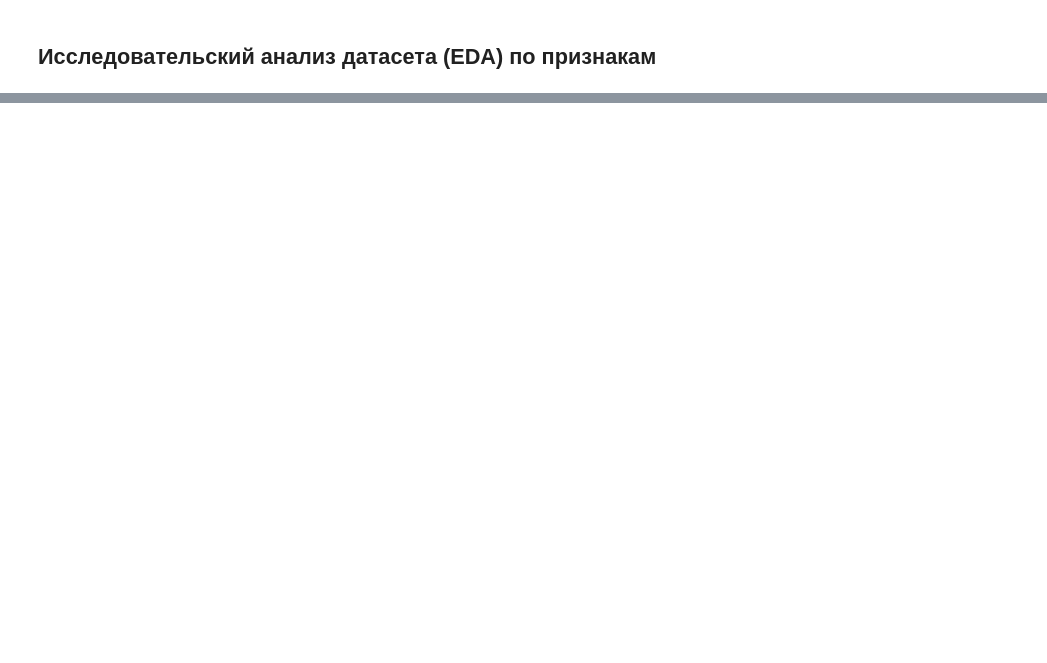
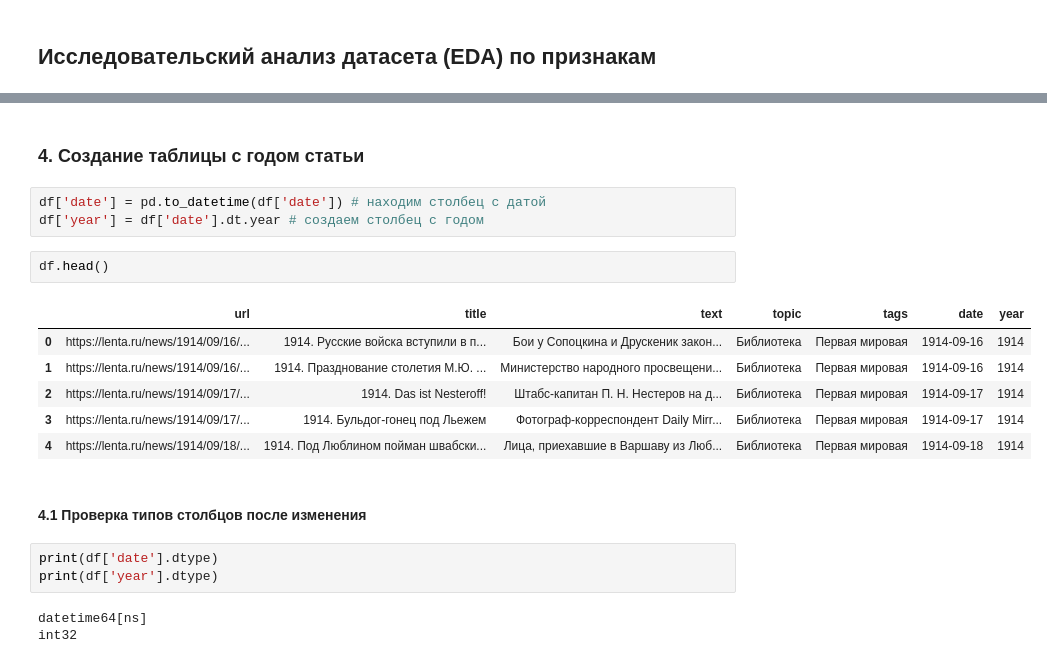
Before and after one commit to Dorkads/texterror-detect, a Jupyter notebook: notebooks/data-analysis.ipynb, the cells around one changed output, grey strips where cells are left out. Saved outputs shown, nothing was run; the diff lists cells and outputs as text; blank space fills up the shorter version.

```diff
--- a/notebooks/data-analysis.ipynb
+++ b/notebooks/data-analysis.ipynb
@@ -30,0 +97,22 @@ df['date'] = pd.to_datetime(df['date'])
+# %% [markdown]
+### 4. Создание таблицы с годом статьи
+# %%
+df['date'] = pd.to_datetime(df['date']) # находим столбец с датой
+df['year'] = df['date'].dt.year # создаем столбец с годом
+# %%
+df.head()
+# %% [output]
+|  | url | title | text | topic | tags | date | year |
+| 0 | https://lenta.ru/news/1914/09/16/... | 1914. Русские войска вступили в п... | Бои у Сопоцкина и Друскеник закон... | Библиотека | Первая мировая | 1914-09-16 | 1914 |
+| 1 | https://lenta.ru/news/1914/09/16/... | 1914. Празднование столетия М.Ю. ... | Министерство народного просвещени... | Библиотека | Первая мировая | 1914-09-16 | 1914 |
+| 2 | https://lenta.ru/news/1914/09/17/... | 1914. Das ist Nesteroff! | Штабс-капитан П. Н. Нестеров на д... | Библиотека | Первая мировая | 1914-09-17 | 1914 |
+| 3 | https://lenta.ru/news/1914/09/17/... | 1914. Бульдог-гонец под Льежем | Фотограф-корреспондент Daily Mirr... | Библиотека | Первая мировая | 1914-09-17 | 1914 |
+| 4 | https://lenta.ru/news/1914/09/18/... | 1914. Под Люблином пойман швабски... | Лица, приехавшие в Варшаву из Люб... | Библиотека | Первая мировая | 1914-09-18 | 1914 |
+# %% [markdown]
+#### 4.1 Проверка типов столбцов после изменения
+# %%
+print(df['date'].dtype)
+print(df['year'].dtype)
+# %% [output]
+datetime64[ns]
+int32
```
Also changed, not shown: parts of 13 cells of this notebook, 1 other file.
